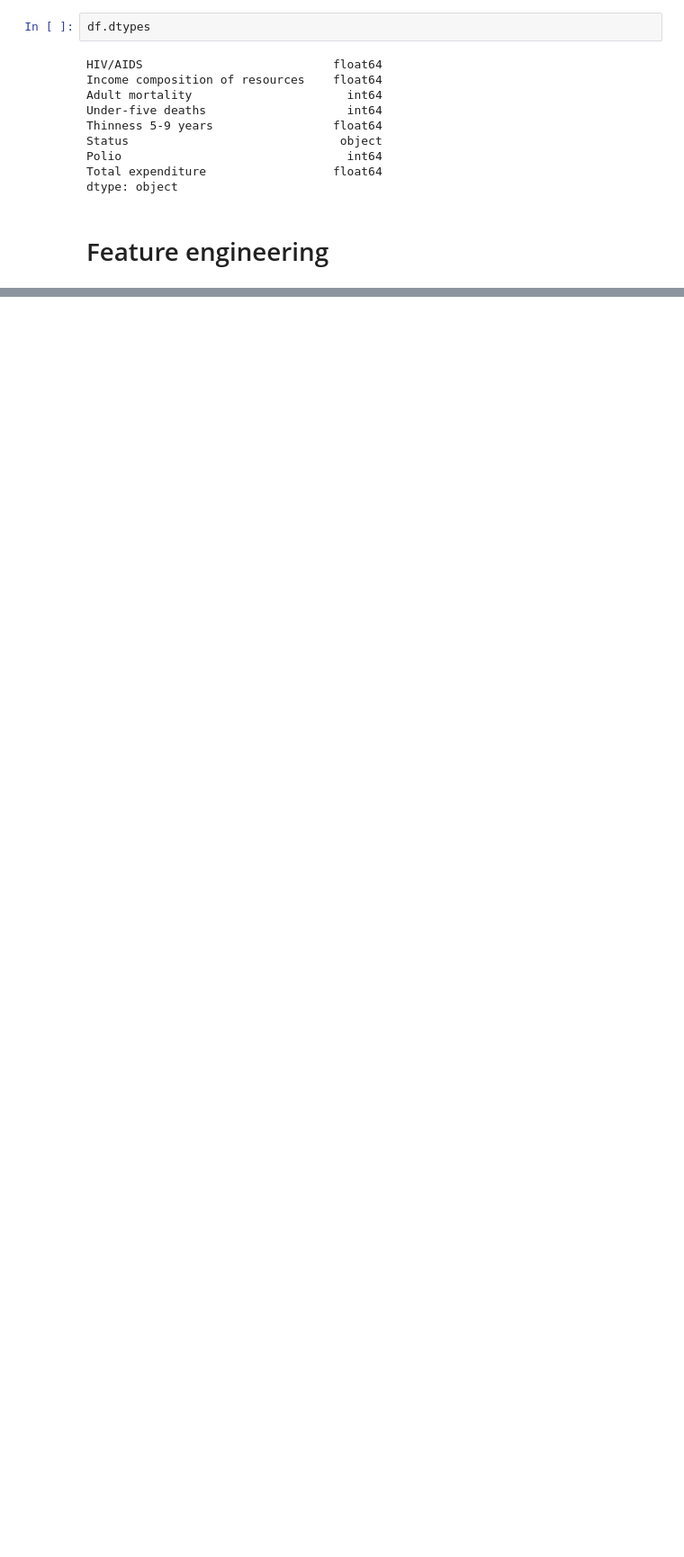
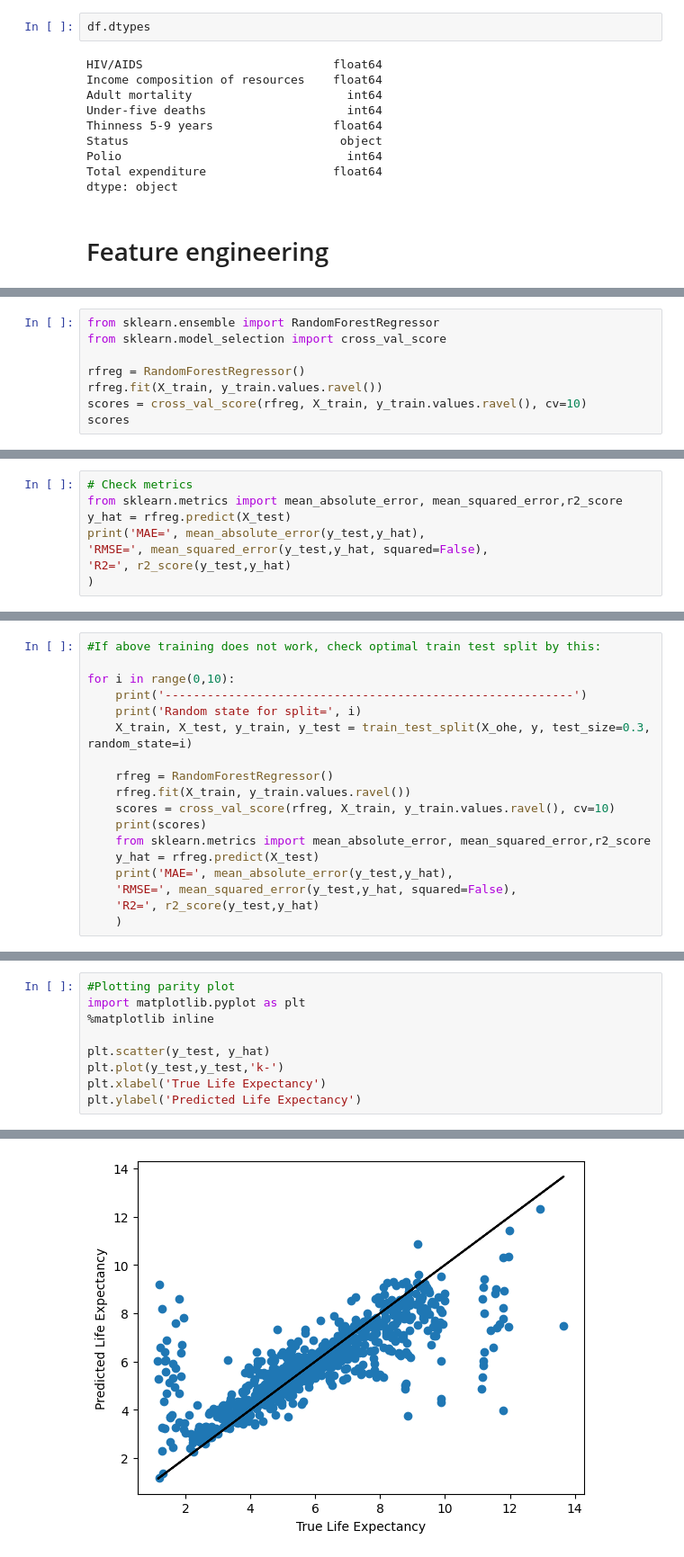
Before and after one commit to hasmasood/LifeExp-endtoend, a Jupyter notebook: Step2-MLDev.ipynb, the cells around one changed output, grey strips where cells are left out. Shown: that part at 90% size. Drawn from its saved outputs; the diff is of its cells as text; blank space fills up the shorter version.

```diff
--- a/Step2-MLDev.ipynb
+++ b/Step2-MLDev.ipynb
@@ -98,0 +293,8 @@ print(y.shape)
+# %%
+from sklearn.ensemble import RandomForestRegressor
+from sklearn.model_selection import cross_val_score
+
+rfreg = RandomForestRegressor()
+rfreg.fit(X_train, y_train.values.ravel())
+scores = cross_val_score(rfreg, X_train, y_train.values.ravel(), cv=10)
+scores
@@ -98,0 +304,8 @@ print(y.shape)
+# %%
+# Check metrics
+from sklearn.metrics import mean_absolute_error, mean_squared_error,r2_score
+y_hat = rfreg.predict(X_test)
+print('MAE=', mean_absolute_error(y_test,y_hat),
+'RMSE=', mean_squared_error(y_test,y_hat, squared=False),
+'R2=', r2_score(y_test,y_hat)
+)
@@ -98,0 +344,18 @@ print(y.shape)
+# %%
+#If above training does not work, check optimal train test split by this:
+
+for i in range(0,10):
+    print('----------------------------------------------------------')
+    print('Random state for split=', i)
+    X_train, X_test, y_train, y_test = train_test_split(X_ohe, y, test_size=0.3, random_state=i)
+
+    rfreg = RandomForestRegressor()
+    rfreg.fit(X_train, y_train.values.ravel())
+    scores = cross_val_score(rfreg, X_train, y_train.values.ravel(), cv=10)
+    print(scores)
+    from sklearn.metrics import mean_absolute_error, mean_squared_error,r2_score
+    y_hat = rfreg.predict(X_test)
+    print('MAE=', mean_absolute_error(y_test,y_hat),
+    'RMSE=', mean_squared_error(y_test,y_hat, squared=False),
+    'R2=', r2_score(y_test,y_hat)
+    )
@@ -98,0 +382,10 @@ print(y.shape)
+# %%
+#Plotting parity plot
+import matplotlib.pyplot as plt
+%matplotlib inline
+
+plt.scatter(y_test, y_hat)
+plt.plot(y_test,y_test,'k-')
+plt.xlabel('True Life Expectancy')
+plt.ylabel('Predicted Life Expectancy')
+# %% [output]
@@ -98,0 +393 @@ print(y.shape)
+[figure, added]
```
Also changed, not shown: parts of 26 cells of this notebook, 2 other files.
